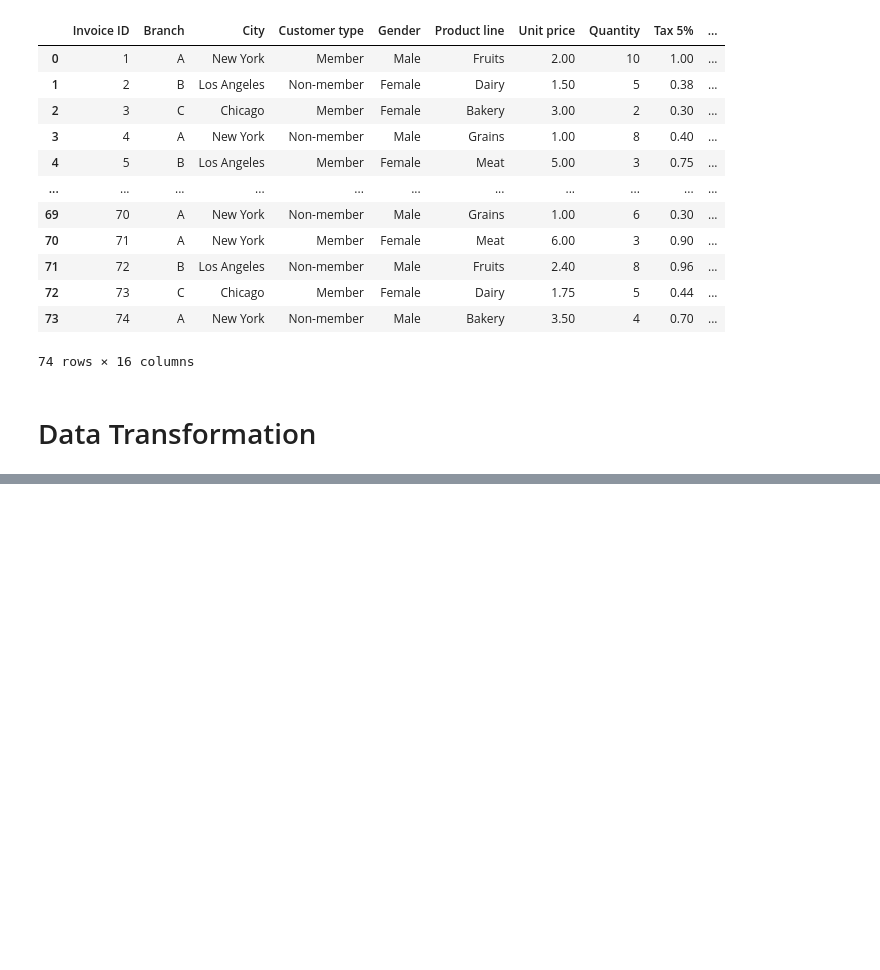
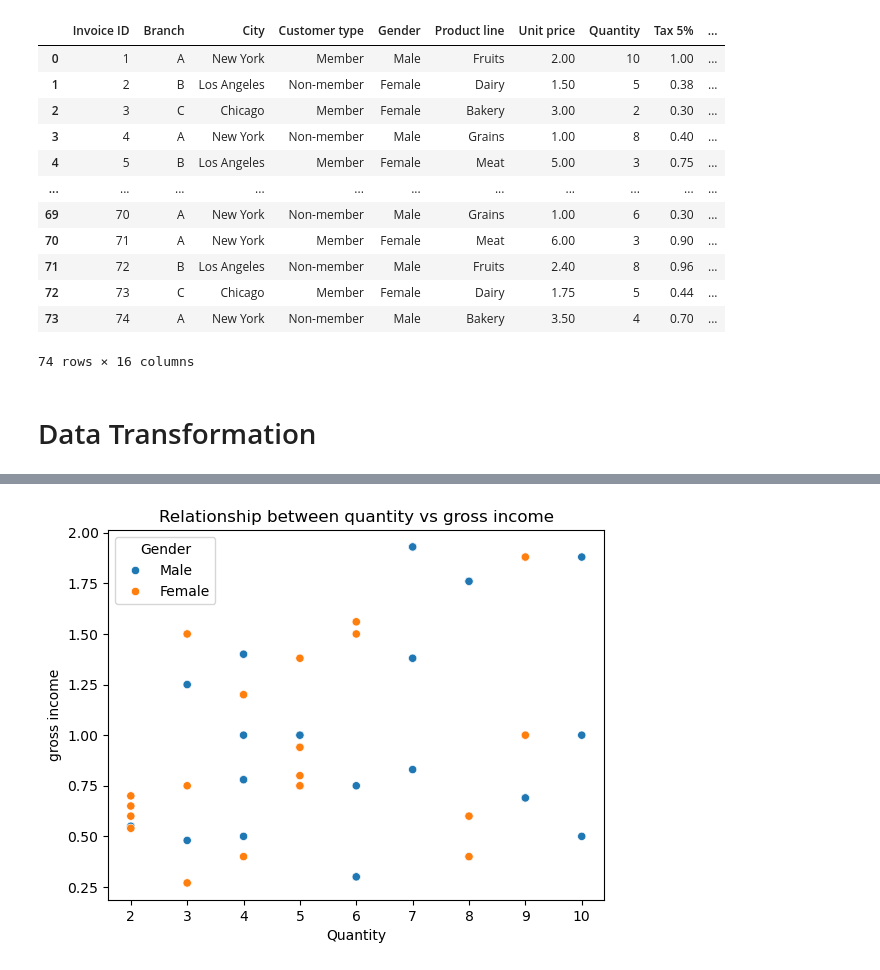
Before and after one commit to Sangeethasankar1020/datanalytics_learning, a Jupyter notebook: EDA - Exploratory Data Analysis/EDA.ipynb, the cells around one changed output, grey strips where cells are left out. Drawn from its saved outputs; the diff is of its cells as text; code cells hidden in the pictures; blank space fills up the shorter version.

```diff
--- a/EDA - Exploratory Data Analysis/EDA.ipynb
+++ b/EDA - Exploratory Data Analysis/EDA.ipynb
@@ -452,0 +571,6 @@ df
+# %%
+sns.scatterplot(x='Quantity',y='gross income',data=df,hue=df['Gender'])
+plt.title("Relationship between quantity vs gross income")
+plt.show()
+# %% [output]
+[figure, added]
```
Also changed, not shown: parts of 24 cells of this notebook, 6 other files.
